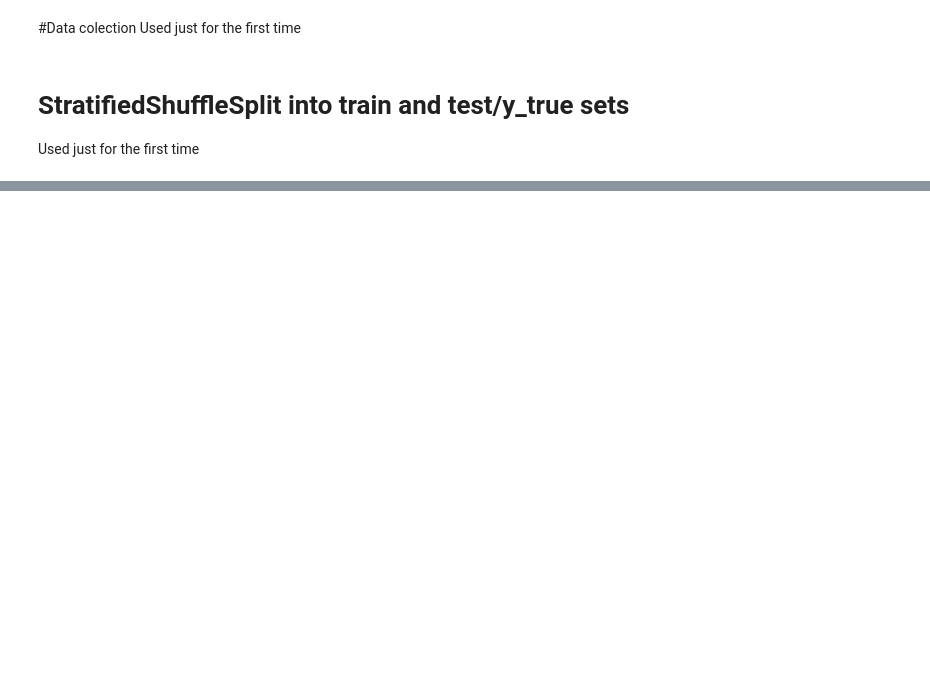
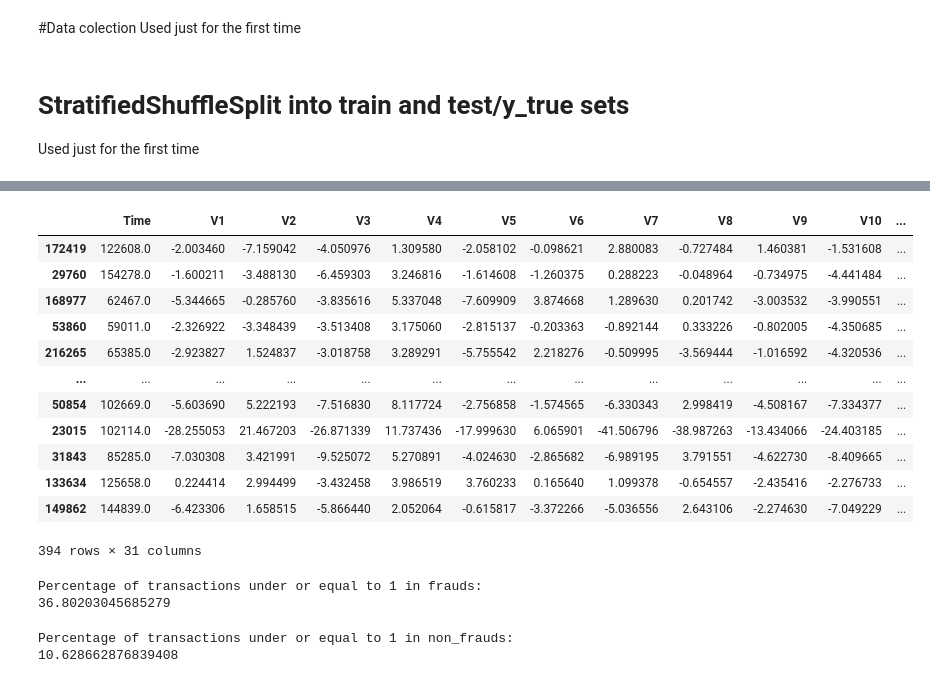
Before and after one commit to patrick-potocny/credit_card_fraud, a Jupyter notebook: credit_card_fraud_detection.ipynb, the cells around one changed output, grey strips where cells are left out. Cells and saved outputs as stored; diff of their text form; code cells hidden in the pictures; blank space fills up the shorter version.

```diff
--- a/credit_card_fraud_detection.ipynb
+++ b/credit_card_fraud_detection.ipynb
@@ -33,0 +138,3 @@ Used just for the first time
+# %%
+pd.set_option('display.max_columns', None)
+df.describe()
@@ -33,0 +162,4 @@ Used just for the first time
+# %%
+fraud_filt = df['Class'] == 1
+fraud_df = df[fraud_filt]
+non_fraud_df = df[~fraud_filt]
@@ -33,0 +178,16 @@ Used just for the first time
+# %%
+fraud_df.sort_values(by='Amount', ascending=False)
+# %% [output]
+|  | Time | V1 | V2 | V3 | V4 | V5 | V6 | V7 | V8 | V9 | V10 | ... |
+| 172419 | 122608.0 | -2.003460 | -7.159042 | -4.050976 | 1.309580 | -2.058102 | -0.098621 | 2.880083 | -0.727484 | 1.460381 | -1.531608 | ... |
+| 29760 | 154278.0 | -1.600211 | -3.488130 | -6.459303 | 3.246816 | -1.614608 | -1.260375 | 0.288223 | -0.048964 | -0.734975 | -4.441484 | ... |
+| 168977 | 62467.0 | -5.344665 | -0.285760 | -3.835616 | 5.337048 | -7.609909 | 3.874668 | 1.289630 | 0.201742 | -3.003532 | -3.990551 | ... |
+| 53860 | 59011.0 | -2.326922 | -3.348439 | -3.513408 | 3.175060 | -2.815137 | -0.203363 | -0.892144 | 0.333226 | -0.802005 | -4.350685 | ... |
+| 216265 | 65385.0 | -2.923827 | 1.524837 | -3.018758 | 3.289291 | -5.755542 | 2.218276 | -0.509995 | -3.569444 | -1.016592 | -4.320536 | ... |
+| ... | ... | ... | ... | ... | ... | ... | ... | ... | ... | ... | ... | ... |
+| 50854 | 102669.0 | -5.603690 | 5.222193 | -7.516830 | 8.117724 | -2.756858 | -1.574565 | -6.330343 | 2.998419 | -4.508167 | -7.334377 | ... |
+| 23015 | 102114.0 | -28.255053 | 21.467203 | -26.871339 | 11.737436 | -17.999630 | 6.065901 | -41.506796 | -38.987263 | -13.434066 | -24.403185 | ... |
+| 31843 | 85285.0 | -7.030308 | 3.421991 | -9.525072 | 5.270891 | -4.024630 | -2.865682 | -6.989195 | 3.791551 | -4.622730 | -8.409665 | ... |
+| 133634 | 125658.0 | 0.224414 | 2.994499 | -3.432458 | 3.986519 | 3.760233 | 0.165640 | 1.099378 | -0.654557 | -2.435416 | -2.276733 | ... |
+| 149862 | 144839.0 | -6.423306 | 1.658515 | -5.866440 | 2.052064 | -0.615817 | -3.372266 | -5.036556 | 2.643106 | -2.274630 | -7.049229 | ... |
+394 rows × 31 columns
@@ -33,0 +200,14 @@ Used just for the first time
+# %%
+under_1_f = fraud_df[fraud_df['Amount'] <= 1].shape[0]
+print('Percentage of transactions under or equal to 1 in frauds:')
+print(under_1_f / fraud_df.shape[0] * 100)
+# %% [output]
+Percentage of transactions under or equal to 1 in frauds:
+36.80203045685279
+# %%
+under_1_nf = non_fraud_df[non_fraud_df['Amount'] <= 1].shape[0]
+print('Percentage of transactions under or equal to 1 in non_frauds:')
+print(under_1_nf / non_fraud_df.shape[0] * 100)
+# %% [output]
+Percentage of transactions under or equal to 1 in non_frauds:
+10.628662876839408
```
Also changed, not shown: parts of 26 cells of this notebook.
